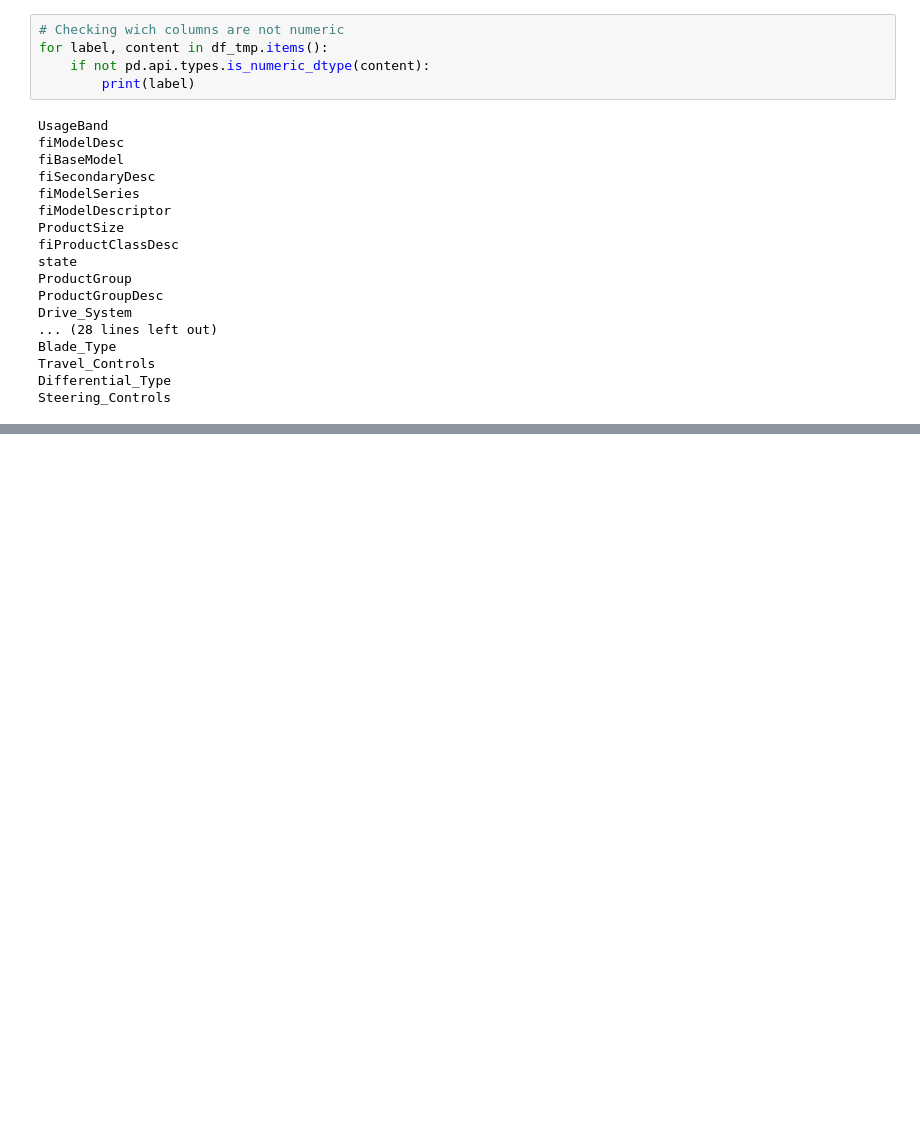
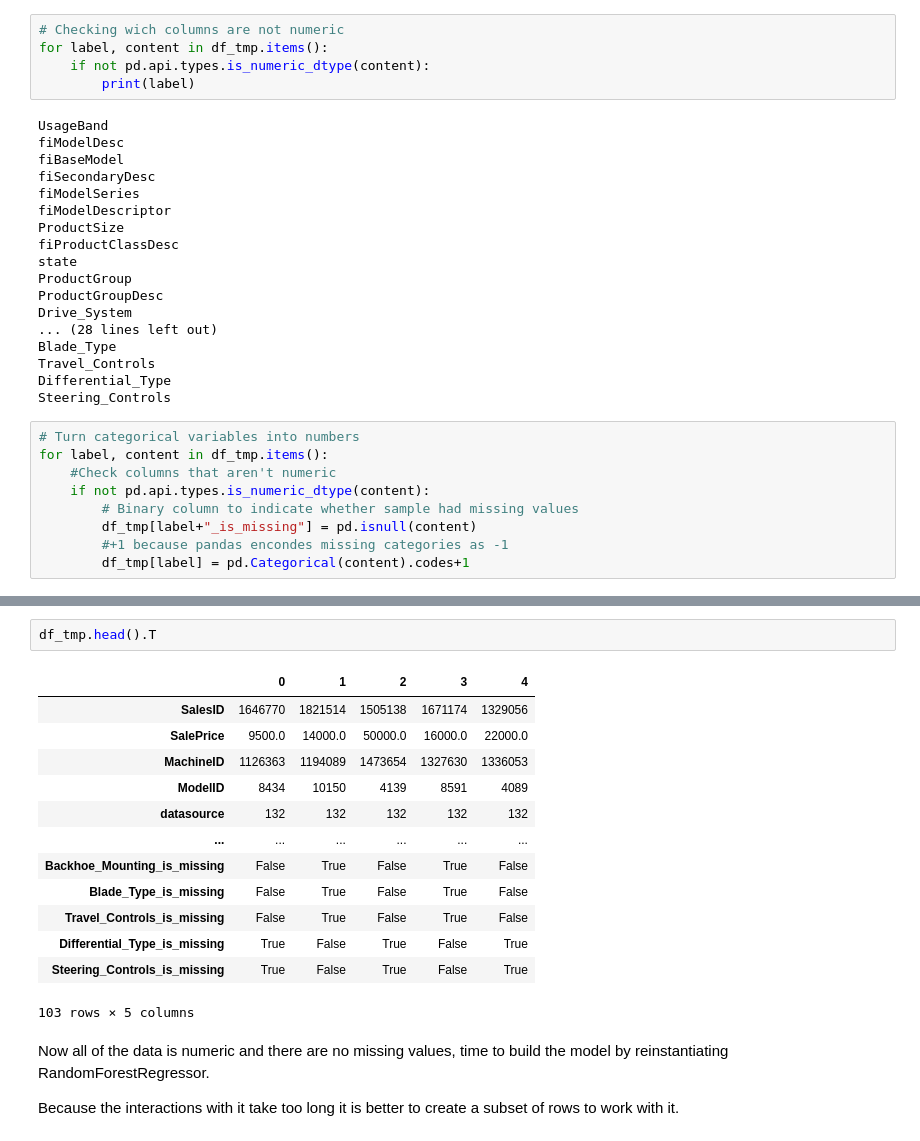
Before and after one commit to Axl11475581/Projects-Folder, a Jupyter notebook: Data Science & Machine Learning/Project 2 Time Series Data/Project 2 - Time Series Data.ipynb, the cells around one changed output, grey strips where cells are left out. Drawn from its saved outputs; the diff is of its cells as text; blank space fills up the shorter version.

```diff
--- a/Data Science & Machine Learning/Project 2 Time Series Data/Project 2 - Time Series Data.ipynb
+++ b/Data Science & Machine Learning/Project 2 Time Series Data/Project 2 - Time Series Data.ipynb
@@ -576,3 +576,12 @@ Blade_Type
 Travel_Controls
 Differential_Type
 Steering_Controls
+# %%
+# Turn categorical variables into numbers
+for label, content in df_tmp.items():
+    #Check columns that aren't numeric
+    if not pd.api.types.is_numeric_dtype(content):
+        # Binary column to indicate whether sample had missing values
+        df_tmp[label+"_is_missing"] = pd.isnull(content)
+        #+1 because pandas encondes missing categories as -1
+        df_tmp[label] = pd.Categorical(content).codes+1
@@ -578,0 +611,20 @@ Steering_Controls
+# %%
+df_tmp.head().T
+# %% [output]
+|  | 0 | 1 | 2 | 3 | 4 |
+| SalesID | 1646770 | 1821514 | 1505138 | 1671174 | 1329056 |
+| SalePrice | 9500.0 | 14000.0 | 50000.0 | 16000.0 | 22000.0 |
+| MachineID | 1126363 | 1194089 | 1473654 | 1327630 | 1336053 |
+| ModelID | 8434 | 10150 | 4139 | 8591 | 4089 |
+| datasource | 132 | 132 | 132 | 132 | 132 |
+| ... | ... | ... | ... | ... | ... |
+| Backhoe_Mounting_is_missing | False | True | False | True | False |
+| Blade_Type_is_missing | False | True | False | True | False |
+| Travel_Controls_is_missing | False | True | False | True | False |
+| Differential_Type_is_missing | True | False | True | False | True |
+| Steering_Controls_is_missing | True | False | True | False | True |
+103 rows × 5 columns
+# %% [markdown]
+Now all of the data is numeric and there are no missing values, time to build the model by reinstantiating RandomForestRegressor.
+
+Because the interactions with it take too long it is better to create a subset of rows to work with it.
```
Also changed, not shown: parts of 7 cells of this notebook.
